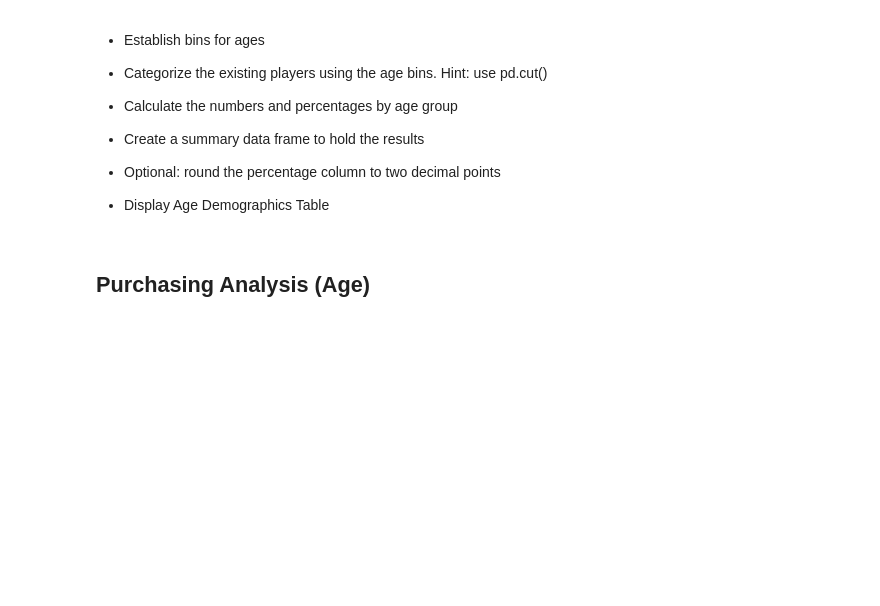
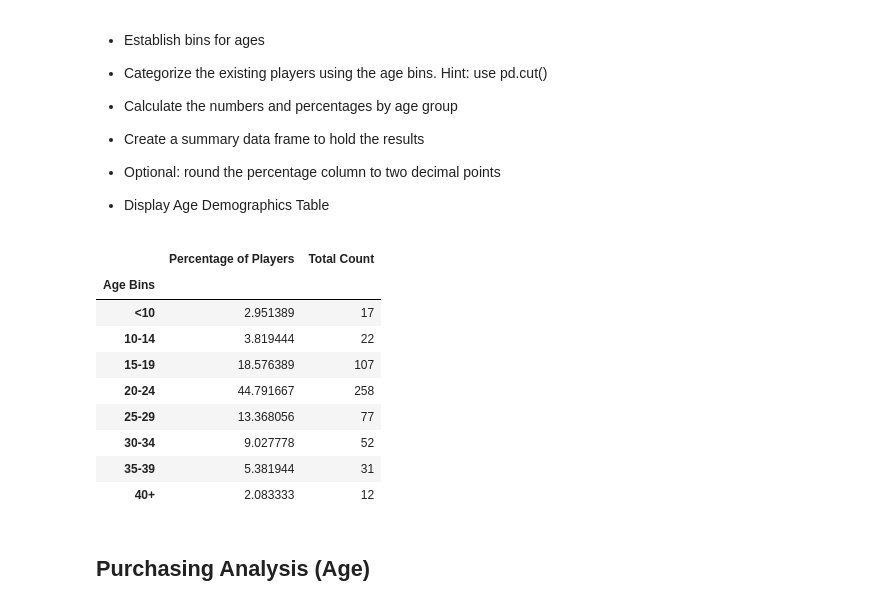
Before and after one commit to mongrella/pandas-challenge, a Jupyter notebook: HeroesofPymoli/HeroesofPymoli.ipynb, the cells around one changed output. Cells and saved outputs as stored; diff of their text form; code cells hidden in the pictures; blank space fills up the shorter version.

```diff
--- a/HeroesofPymoli/HeroesofPymoli.ipynb
+++ b/HeroesofPymoli/HeroesofPymoli.ipynb
@@ -167,22 +167,45 @@ gender_purchases
 # %%
 #The below each broken into bins of 4 years (i.e. <10, 10-14, 15-19, etc.)
 
 # Create the bins in which Data will be held
 bins = [0, 9.90, 14.90, 19.90, 24.90, 29.90, 34.90, 39.90, 99999]
 
 # Create the names for the five bins
 group_names = ["<10", "10-14", "15-19", "20-24", "25-29", "30-34", "35-39", "40+"]
 
 #Categorize the existing players using the age bins. Hint: use pd.cut()
 purchase_data["Age Bins"] = pd.cut(purchase_data["Age"], bins, labels=group_names, include_lowest=True)
 purchase_data
 
 #Calculate the numbers and percentages by age group based off bins
 #Use GroupBy to separate fields according to age values
 age_groups = purchase_data.groupby("Age Bins")
 
 #Find unique users with SN
-unique_users_age = age_groups["SN"].unique()
+unique_users_age = age_groups["SN"].nunique()
+
+#Calculate percentages by age group based off bins
+age_percentages = (unique_users_age/total_players) * 100
+
+#Summary dataframe
+age_demo = pd.DataFrame({"Percentage of Players": age_percentages, "Total Count": unique_users_age})
+
+# Display the values
+#Percentage formatting taken from https://stackoverflow.com/questions/35661968/add-a-percent-sign-to-a-dataframe-column-in-python
+age_demo.style.format({"Percentage of Players":"{:.2f}%"})
+
+age_demo
+# %% [output]
+|  | Percentage of Players | Total Count |
+| Age Bins |  |  |
+| <10 | 2.951389 | 17 |
+| 10-14 | 3.819444 | 22 |
+| 15-19 | 18.576389 | 107 |
+| 20-24 | 44.791667 | 258 |
+| 25-29 | 13.368056 | 77 |
+| 30-34 | 9.027778 | 52 |
+| 35-39 | 5.381944 | 31 |
+| 40+ | 2.083333 | 12 |
 # %% [markdown]
 ## Purchasing Analysis (Age)
 # %% [markdown]
```
Also changed, not shown: parts of 2 cells of this notebook.
